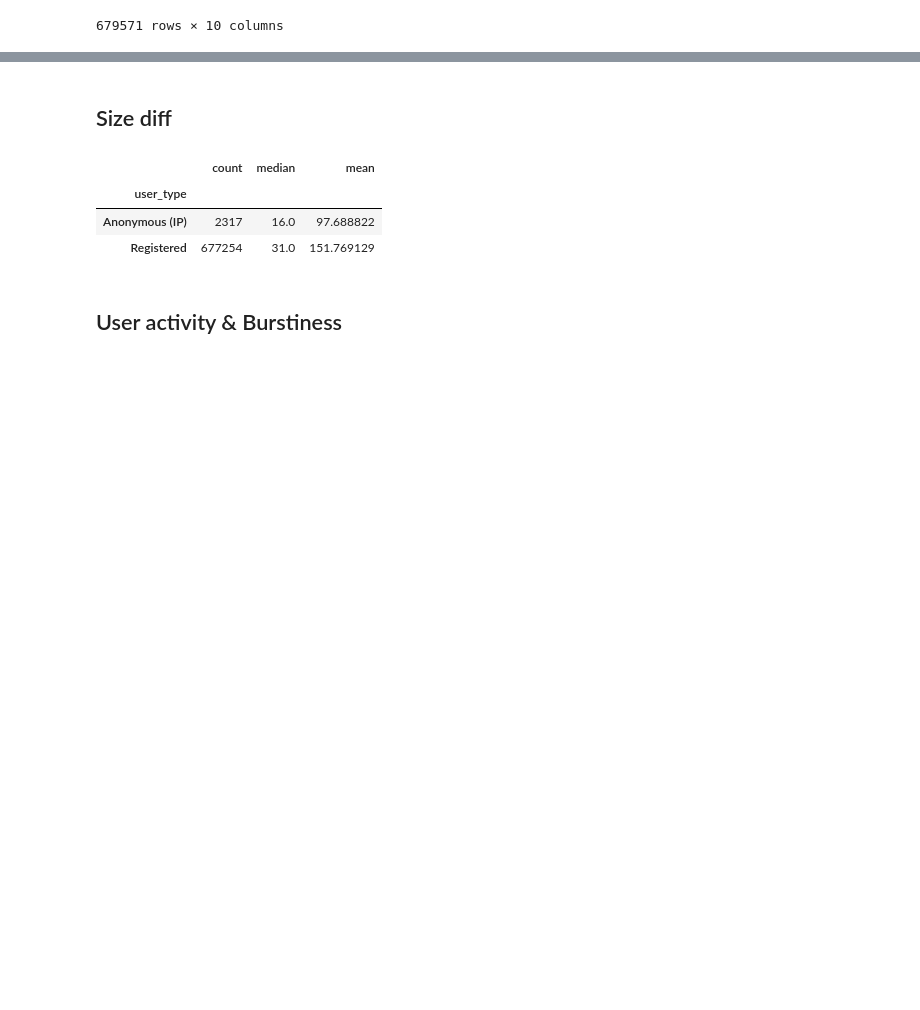
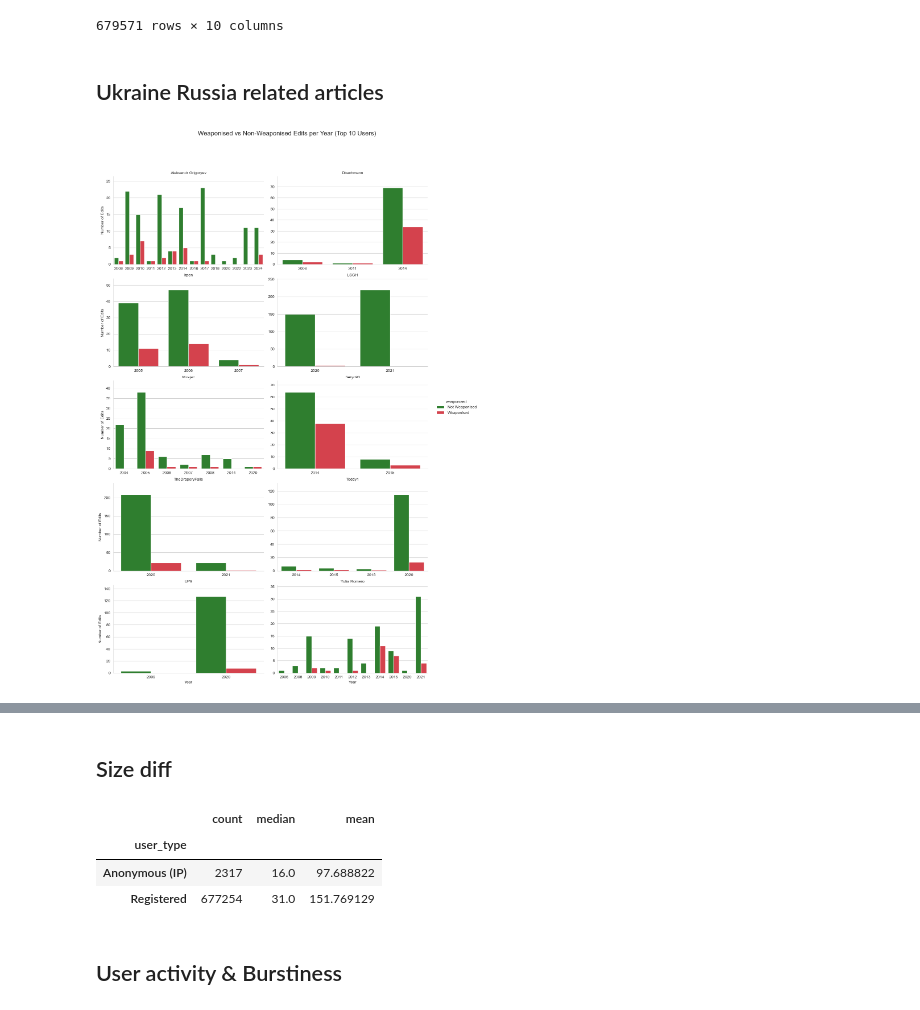
Before and after one commit to dh-epfl-students/dhlab-cultural-weaponisation-ukraine-benchmark, a Jupyter notebook: notebooks/All Users Analysis/users_contributions.ipynb, the cells around one changed output, grey strips where cells are left out. Cells and saved outputs as stored; diff of their text form; code cells hidden in the pictures; blank space fills up the shorter version.

```diff
--- a/notebooks/All Users Analysis/users_contributions.ipynb
+++ b/notebooks/All Users Analysis/users_contributions.ipynb
@@ -219,3 +219,75 @@ df_contrib
 | 679569 | 217.118.81.18 | 154309 | 0 | Culture Club | 2010-09-09T20:36:54Z | /* Discography */ | 0 | [] | [] | Anonymous (IP) |
 | 679570 | 217.118.81.18 | 154309 | 0 | Culture Club | 2010-09-09T20:09:42Z | /* Discography */ | -2 | [] | [] | Anonymous (IP) |
 679571 rows × 10 columns
+# %% [markdown]
+## Ukraine Russia related articles
+# %%
+# Top 10 users
+top_users = (
+    df[df["comment"].notna()]
+    .groupby("user")
+    .size()
+    .sort_values(ascending=False)
+    .head(10)
+    .index
+)
+top_users = list(top_users)
+
+df_top = df[df["user"].isin(top_users)]
+
+# Count edits per (user, year, weaponised)
+grouped = (
+    df_top.groupby(["user", "year", "weaponised"])
+    .size()
+    .reset_index(name="count")
+)
+
+
+custom_palette = {
+    "Weaponised": "#ed2939",
+    "Not Weaponised": "forestgreen"
+}
+
+sns.set_style("whitegrid")
+
+grouped["year"] = grouped["year"].astype(str)
+
+
+g = sns.catplot(
+    data=grouped,
+    kind="bar",
+    x="year",
+    y="count",
+    hue="weaponised",
+    col="user",
+    col_wrap=2,
+    height=4,
+    aspect=1.5,
+    palette=custom_palette,
+    sharey=False,
+    sharex=False
+)
+
+# Titles and labels
+g.set_titles("{col_name}")
+g.set_axis_labels("Year", "Number of Edits")
+g.fig.suptitle(
+    "Weaponised vs Non-Weaponised Edits per Year (Top 10 Users)",
+    fontsize=16
+)
+
+# Per-axis adjustments
+for ax in g.axes.flat:
+    # Keep only years with data (already handled by seaborn)
+    ax.tick_params(axis="x", rotation=0)
+
+    # Dynamic Y-axis per user
+    heights = [bar.get_height() for bar in ax.patches]
+    if heights:
+        ax.set_ylim(0, max(heights) * 1.15)
+
+g.tight_layout()
+plt.subplots_adjust(top=0.9)
+plt.show()
+# %% [output]
+[figure, added]
```
Also changed, not shown: parts of 3 cells of this notebook, 14 other files.
